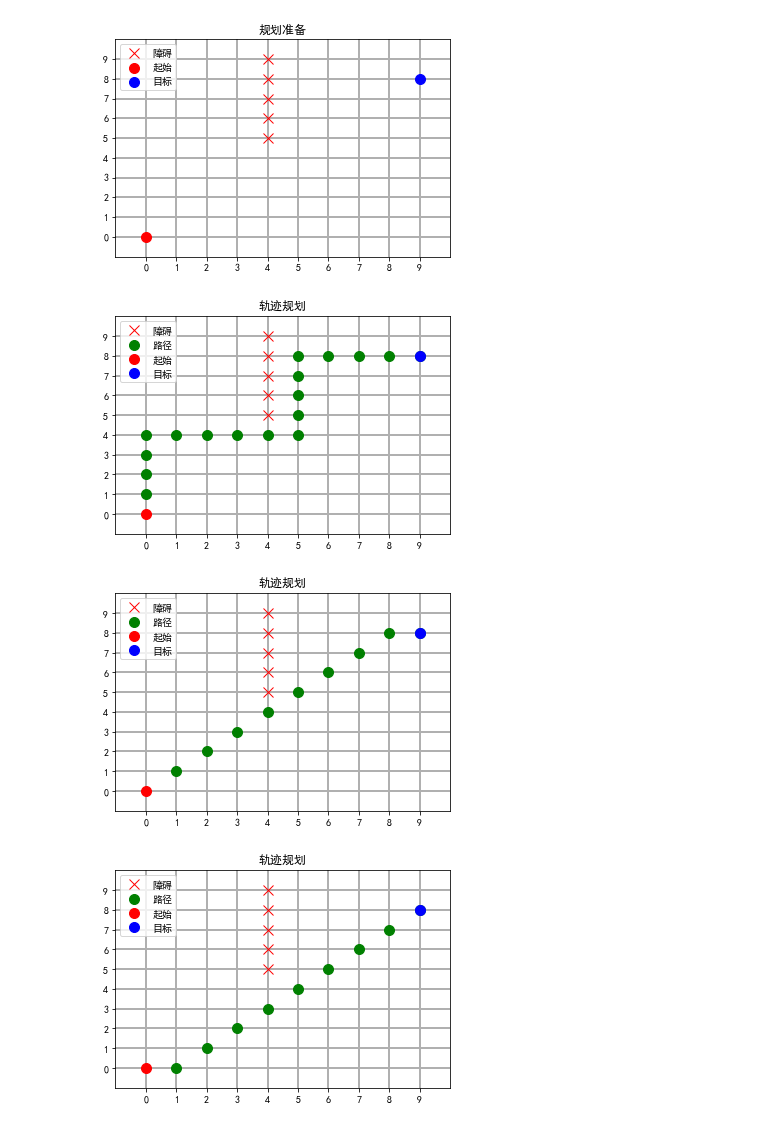
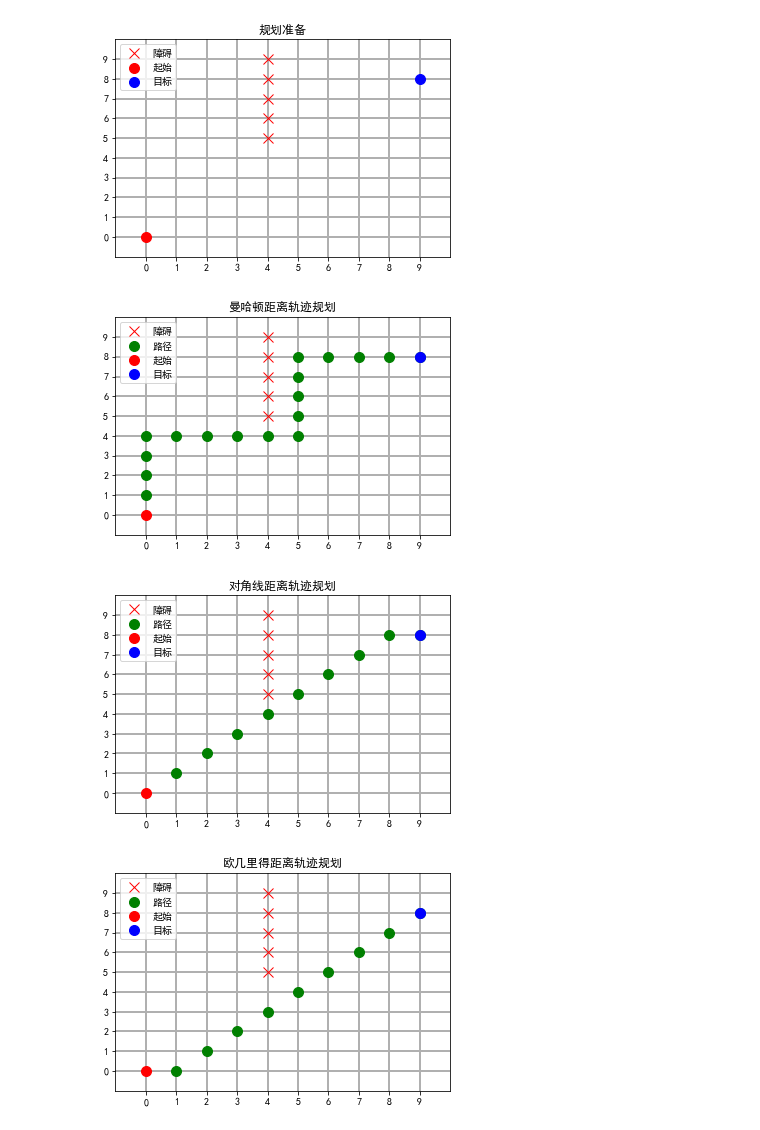
Before and after one commit to JoveH-H/A-simple-explanation, a Jupyter notebook: ipynb/A star.ipynb, the cells around one changed output. Saved outputs shown, nothing was run; the diff lists cells and outputs as text; code cells hidden in the pictures.

```diff
--- a/ipynb/A star.ipynb
+++ b/ipynb/A star.ipynb
@@ -41,22 +41,23 @@ class AStar:
     AStar算法，启发式函数默认曼哈顿距离
     """
 
-    class Node:  # 描述AStar算法中的节点数据
+    # 描述AStar算法中的结点数据
+    class Node:
         def __init__(self, point, goalPoint, g=0, hef='MD'):
             self.point = point  # 自己的坐标
-            self.father = None  # 父节点
+            self.father = None  # 父结点
             self.g = g  # g值，当前已产生的代价
             self.D = 10  # D倍
             # h值，未来可能产生的代价
-            if hef == 'DD':
+            if hef == 'DD':  # 对角线距离
                 D2 = np.sqrt(2) * self.D
                 h_diagonal = min(abs(point.x - goalPoint.x), abs(point.y - goalPoint.y))
                 h_straight = (abs(point.x - goalPoint.x) + abs(point.y - goalPoint.y))
-                self.h = D2 * h_diagonal + self.D * (h_straight - 2 * h_diagonal)  # 对角线距离
-            elif hef == 'ED':
-                self.h = np.sqrt(pow(point.x - goalPoint.x, 2) + pow(point.y - goalPoint.y, 2))  # 欧几里得距离
-            else:
-                self.h = (abs(point.x - goalPoint.x) + abs(point.y - goalPoint.y)) * self.D  # 曼哈顿距离
+                self.h = D2 * h_diagonal + self.D * (h_straight - 2 * h_diagonal)
+            elif hef == 'ED':  # 欧几里得距离
+                self.h = np.sqrt(pow(point.x - goalPoint.x, 2) + pow(point.y - goalPoint.y, 2))
+            else:  # 曼哈顿距离
+                self.h = (abs(point.x - goalPoint.x) + abs(point.y - goalPoint.y)) * self.D
 
     def __init__(self, map2d, startPoint, goalPoint, passTag=0, hef='MD'):
         """
@@ -157,12 +158,12 @@ class AStar:
             currentNode.father = minF
             self.openList.append(currentNode)
             return
-        # 如果在openList中，判断minF到当前点的g值是否更小
+        # 在openList中，判断minF到当前点的g值是否更小
         if minF.g + step < currentNode.g:  # 如果更小，就重新计算g值，并且改变father
             currentNode.g = minF.g + step
             currentNode.father = minF
 
-    def start(self, sn=4):
+    def start(self):
         """
         开始寻路
         :return: None或Point列表（路径）
@@ -185,7 +186,7 @@ class AStar:
             # 把这个点加入closeList中，并且在openList中删除它
             self.closeList.append(minF)
             self.openList.remove(minF)
-            # 判断这个节点的上下左右节点，默认不允许对角运动
+            # 判断这个目标点的上下左右结点，默认不允许对角运动
             self.searchNear(minF, 0, -1)
             self.searchNear(minF, 0, 1)
             self.searchNear(minF, -1, 0)
@@ -271,16 +272,16 @@ Display_map(map2d, [startx, starty], [goalx, goaly], title="规划准备")
 # %%
 # 创建AStar对象，启动式函数为曼哈顿距离
 aStar = AStar(map2d, Point(startx, starty), Point(goalx, goaly), hef='MD')
 # 开始寻路
 pathList = aStar.start()
 
 # 遍历路径点,在map2d上以'o'表示
 for point in pathList:
     map2d[point.x][point.y] = 'o'
 # 再次显示地图
-Display_map(map2d, [startx, starty], [goalx, goaly], title="轨迹规划")
+Display_map(map2d, [startx, starty], [goalx, goaly], title="曼哈顿距离轨迹规划")
 # %% [output]
-[figure, old version]
+[figure, new version]
 # %%
 # 创建一个10*10的地图
 mapw, maph = 10, 10
@@ -300,9 +301,9 @@ pathList = aStar.start()
 for point in pathList:
     map2d[point.x][point.y] = 'o'
 # 再次显示地图
-Display_map(map2d, [startx, starty], [goalx, goaly], title="轨迹规划")
+Display_map(map2d, [startx, starty], [goalx, goaly], title="对角线距离轨迹规划")
 # %% [output]
-[figure, old version]
+[figure, new version]
 # %%
 # 创建一个10*10的地图
 mapw, maph = 10, 10
@@ -322,6 +323,6 @@ pathList = aStar.start()
 for point in pathList:
     map2d[point.x][point.y] = 'o'
 # 再次显示地图
-Display_map(map2d, [startx, starty], [goalx, goaly], title="轨迹规划")
+Display_map(map2d, [startx, starty], [goalx, goaly], title="欧几里得距离轨迹规划")
 # %% [output]
-[figure, old version]
+[figure, new version]
```
